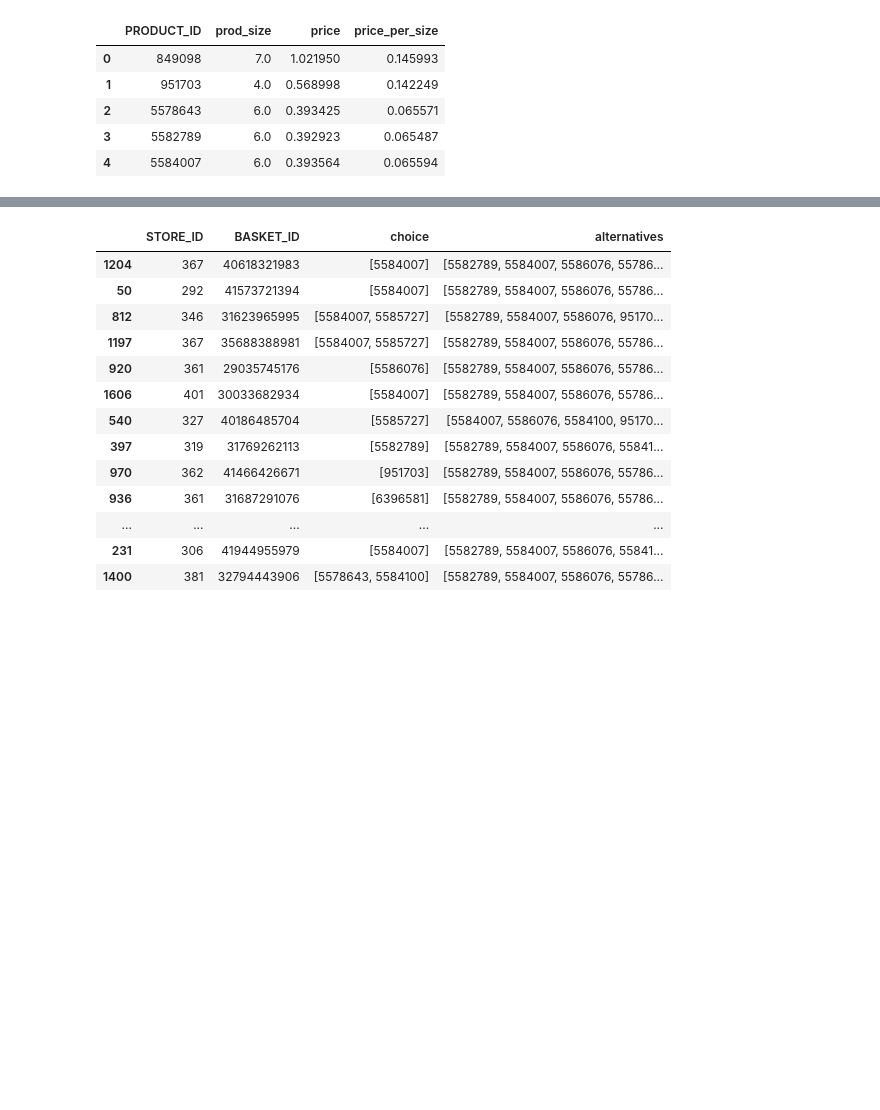
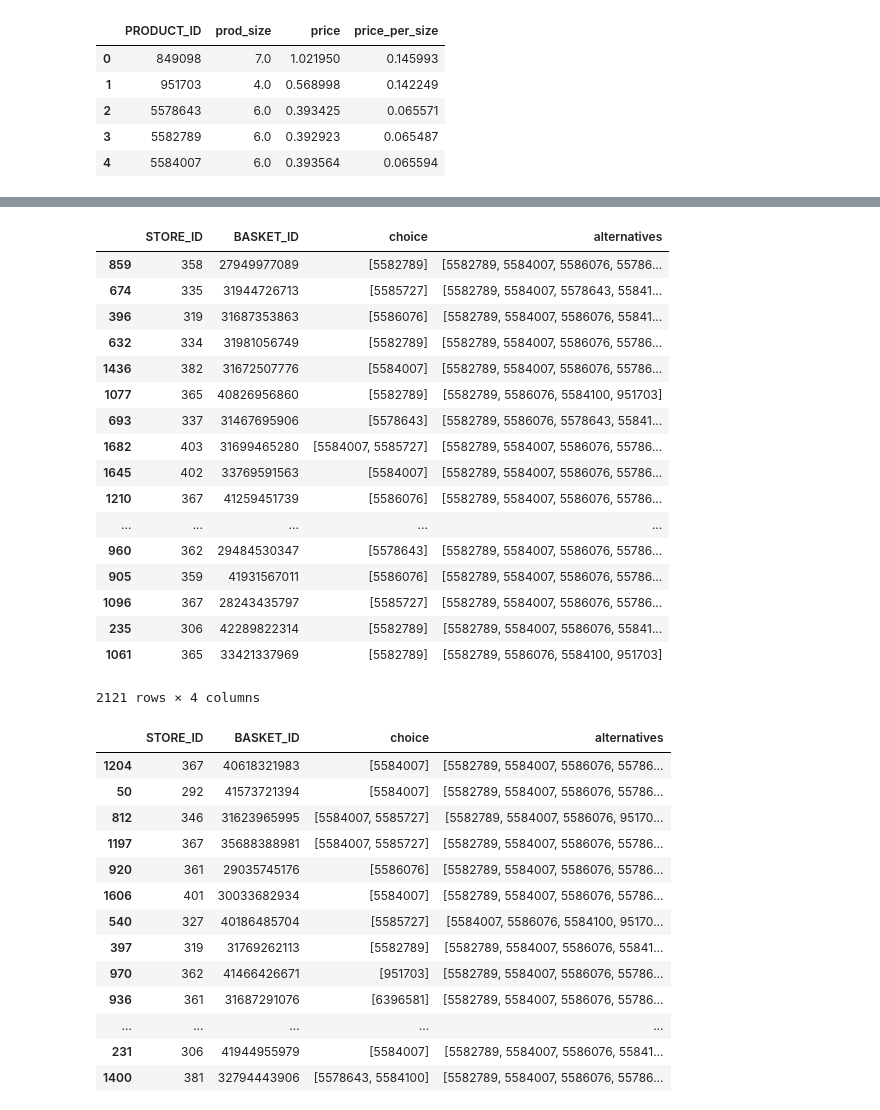
Before and after one commit to skpref/skpref, a Jupyter notebook: skpref/examples/example_using_choice_data.ipynb, the cells around one changed output, grey strips where cells are left out. Cells and saved outputs as stored; diff of their text form; code cells hidden in the pictures; blank space fills up the shorter version.

```diff
--- a/skpref/examples/example_using_choice_data.ipynb
+++ b/skpref/examples/example_using_choice_data.ipynb
@@ -65,3 +62,24 @@ Bradley Terry rank of items given the covariates
+# %%
+train
+# %% [output]
+|  | STORE_ID | BASKET_ID | choice | alternatives |
+| 859 | 358 | 27949977089 | [5582789] | [5582789, 5584007, 5586076, 55786... |
+| 674 | 335 | 31944726713 | [5585727] | [5582789, 5584007, 5578643, 55841... |
+| 396 | 319 | 31687353863 | [5586076] | [5582789, 5584007, 5586076, 55841... |
+| 632 | 334 | 31981056749 | [5582789] | [5582789, 5584007, 5586076, 55786... |
+| 1436 | 382 | 31672507776 | [5584007] | [5582789, 5584007, 5586076, 55786... |
+| 1077 | 365 | 40826956860 | [5582789] | [5582789, 5586076, 5584100, 951703] |
+| 693 | 337 | 31467695906 | [5578643] | [5582789, 5586076, 5578643, 55841... |
+| 1682 | 403 | 31699465280 | [5584007, 5585727] | [5582789, 5584007, 5586076, 55786... |
+| 1645 | 402 | 33769591563 | [5584007] | [5582789, 5584007, 5586076, 55786... |
+| 1210 | 367 | 41259451739 | [5586076] | [5582789, 5584007, 5586076, 55786... |
+| ... | ... | ... | ... | ... |
+| 960 | 362 | 29484530347 | [5578643] | [5582789, 5584007, 5586076, 55786... |
+| 905 | 359 | 41931567011 | [5586076] | [5582789, 5584007, 5586076, 55786... |
+| 1096 | 367 | 28243435797 | [5585727] | [5582789, 5584007, 5586076, 55786... |
+| 235 | 306 | 42289822314 | [5582789] | [5582789, 5584007, 5586076, 55841... |
+| 1061 | 365 | 33421337969 | [5582789] | [5582789, 5586076, 5584100, 951703] |
+2121 rows × 4 columns
 # %%
 test
 # %% [output]
```
Also changed, not shown: parts of 2 cells of this notebook, 7 other files.
